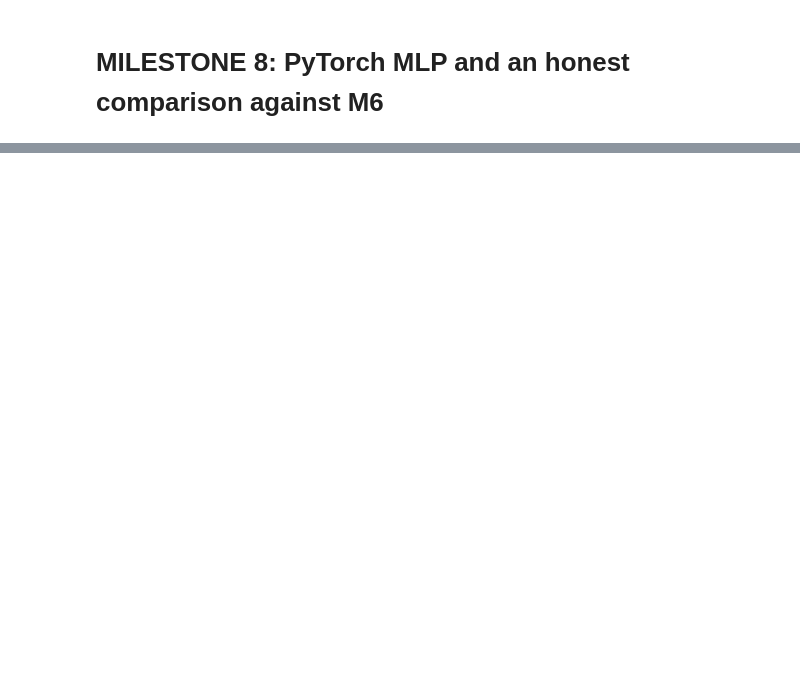
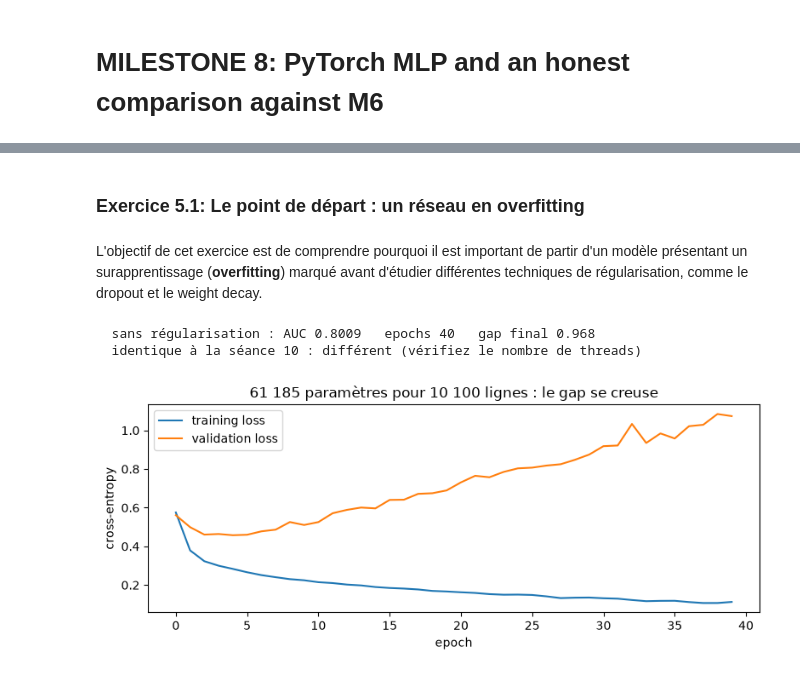
Before and after one commit to Mantasarr/DS-ML-DL-Course-Masters1-MIAS, a Jupyter notebook: notebooks/Mame_Anta_SARR&&FAVOUR_GAGLOZOU.ipynb, the cells around one changed output, grey strips where cells are left out. Drawn from its saved outputs; the diff is of its cells as text; code cells hidden in the pictures; blank space fills up the shorter version.

```diff
--- a/notebooks/Mame_Anta_SARR&&FAVOUR_GAGLOZOU.ipynb
+++ b/notebooks/Mame_Anta_SARR&&FAVOUR_GAGLOZOU.ipynb
@@ -7336,0 +9566,73 @@ Dans notre réseau XOR, cette relation est utilisée directement dans la rétrop
+# %% [markdown]
+### Exercice 5.1: Le point de départ : un réseau en overfitting
+# %% [markdown]
+L'objectif de cet exercice est de comprendre pourquoi il est important de partir d'un modèle présentant un surapprentissage (**overfitting**) marqué avant d'étudier différentes techniques de régularisation, comme le dropout et le weight decay.
+# %%
+from torch.utils.data import DataLoader
+# Le training set, dans l'ordre et sans mélange : pour mesurer la training loss du
+# modèle final.
+train_eval_loader = DataLoader(
+    TabularDataset(X_tr, y_tr), batch_size=1024, shuffle=False
+)
+
+
+def train_once(
+    seed,
+    *,
+    dropout=0.0,
+    weight_decay=0.0,
+    batch_norm=False,
+    early_stop=False,
+    epochs=40,
+    hidden=BIG,
+    batch_size=512,
+    lr=1e-3,
+):
+    """Un entraînement de la séance 10 : (AUC, epochs, gap final, historique)."""
+    tr_loader, va_loader = loaders_from_arrays(
+        X_tr, y_tr, X_va, y_va, batch_size=batch_size, seed=seed
+    )
+    torch.manual_seed(seed)
+    net = make_mlp(X_tr.shape[1], hidden=hidden, dropout=dropout, batch_norm=batch_norm)
+    stopper = EarlyStopping(patience=5) if early_stop else None
+    history = fit(
+        net,
+        tr_loader,
+        va_loader,
+        epochs=epochs,
+        lr=lr,
+        weight_decay=weight_decay,
+        early_stopping=stopper,
+        seed=seed,
+    )
+    val_loss, logits = evaluate(net, va_loader, nn.BCEWithLogitsLoss())
+    # Le gap : les deux losses mesurées sur le modèle final (celui que l'early stopping a
+    # restauré), en eval mode, donc sans dropout. Les losses de la dernière epoch
+    # décriraient un autre modèle.
+    train_loss, _ = evaluate(net, train_eval_loader, nn.BCEWithLogitsLoss())
+    gap = val_loss - train_loss
+    return roc_auc_score(y_va, logits.ravel()), len(history["train"]), gap, history
+
+
+auc, n_ep, ecart, historique = train_once(0)
+print(f"  sans régularisation : AUC {auc:.4f}   epochs {n_ep}   gap final {ecart:.3f}")
+ok = abs(auc - 0.8019) < 5e-4 and abs(ecart - 0.961) < 5e-3
+print(
+    f"  identique à la séance 10 : {'OK' if ok else 'différent (vérifiez le nombre de threads)'}"
+)
+
+fig, ax = plt.subplots(figsize=(8, 3.4))
+ax.plot(historique["train"], label="training loss")
+ax.plot(historique["val"], label="validation loss")
+ax.set(
+    xlabel="epoch",
+    ylabel="cross-entropy",
+    title="61 185 paramètres pour 10 100 lignes : le gap se creuse",
+)
+ax.legend()
+plt.tight_layout()
+plt.show()
+# %% [output]
+  sans régularisation : AUC 0.8009   epochs 40   gap final 0.968
+  identique à la séance 10 : différent (vérifiez le nombre de threads)
+[figure, added]
```
Also changed, not shown: parts of 151 cells of this notebook, 1 other file.
